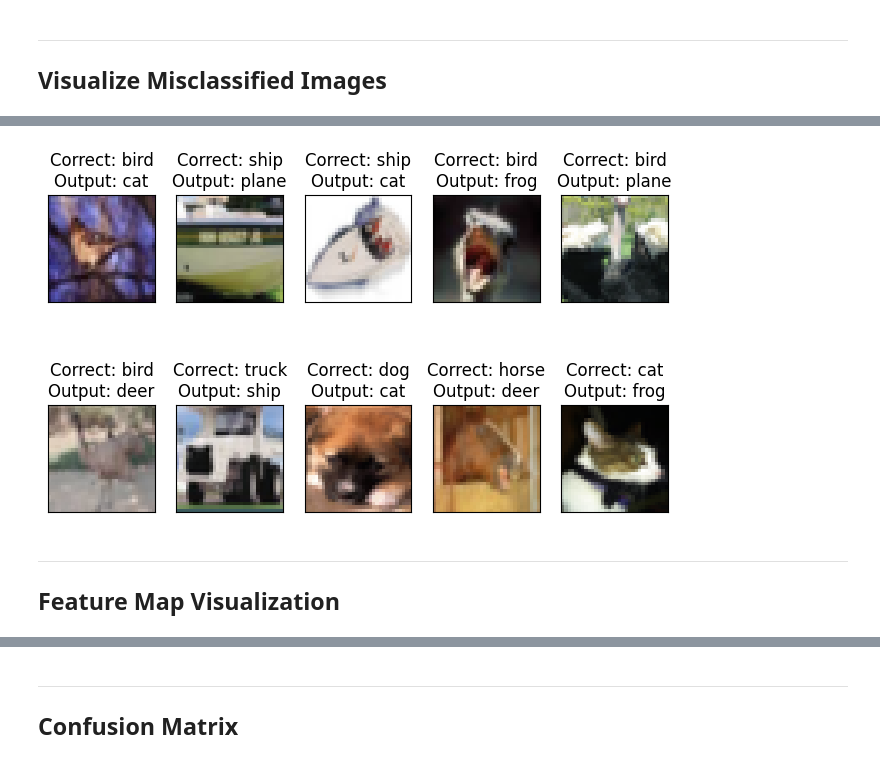
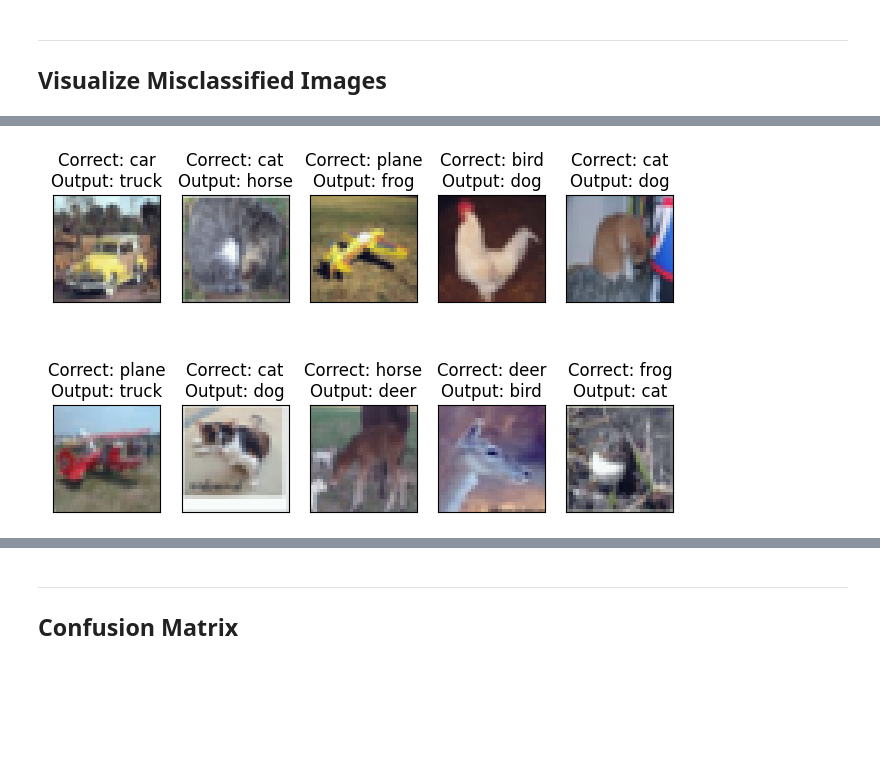
Before and after one commit to Shilpaj1994/ERA, a Jupyter notebook: Session11/S11.ipynb, the cells around one changed output, grey strips where cells are left out. Saved outputs shown, nothing was run; the diff lists cells and outputs as text; code cells hidden in the pictures; blank space fills up the shorter version.

```diff
--- a/Session11/S11.ipynb
+++ b/Session11/S11.ipynb
@@ -103,23 +120,5 @@ display_cifar_data_samples(train, DISPLAY_SAMPLES, classes)
 # %% [markdown]
 
 ## Transformations
-# %%
-# Train Phase transformations
-train_set_transforms = {
-    'randomcrop': A.RandomCrop(height=32, width=32, p=0.2),
-    'horizontalflip': A.HorizontalFlip(),
-    'cutout': A.CoarseDropout(max_holes=1, max_height=16, max_width=16, min_holes=1, min_height=1, min_width=1, fill_value=[0.49139968*255, 0.48215827*255 ,0.44653124*255], mask_fill_value=None),
-    'normalize': A.Normalize((0.49139968, 0.48215827 ,0.44653124), (0.24703233, 0.24348505, 0.26158768)),
-    'standardize': ToTensorV2(),
-}
-
-# Test Phase transformations
-test_set_transforms = {
-    'normalize': A.Normalize((0.49139968, 0.48215827, 0.44653124), (0.24703233, 0.24348505, 0.26158768)),
-    'standardize': ToTensorV2()
-}
-
-train_transforms = A.Compose(train_set_transforms.values())
-test_transforms = A.Compose(test_set_transforms.values())
 # %%
 from datasets import AlbumDataset
@@ -205,12 +210,12 @@ Estimated Total Size (MB): 31.53
 ## One Cycle Policy
 # %%
 # Put the model on selected device
-model = Session10Net().to(device)
+model = ResNet18().to(device)
 
 # Optimization algorithm to update the weights
 LEARNING_RATE = 0.03
 WEIGHT_DECAY = 1e-4
-optimizer = optim.Adam(model.parameters(), lr=LEARNING_RATE, weight_decay=WEIGHT_DECAY)
+optimizer = optim.SGD(model.parameters(), lr=LEARNING_RATE, momentum=0.9, weight_decay=WEIGHT_DECAY)
 
 # Loss Function
 criterion = nn.CrossEntropyLoss()
@@ -339,8 +343,8 @@ from visualize import display_cifar_misclassified_data
 
 # Denormalize the data using test mean and std deviation
 inv_normalize = transforms.Normalize(
-    mean=[-0.4942/0.2466, -0.4851/0.2428, -0.4504/0.2615],
-    std=[1/0.2466, 1/0.2428, 1/0.2615]
+    mean=[-0.50/0.23, -0.50/0.23, -0.50/0.23],
+    std=[1/0.23, 1/0.23, 1/0.23]
 )
 
 # Get the misclassified data from test dataset
@@ -357,5 +356 @@ WARNING:matplotlib.image:Clipping input data to the valid range for imshow with
-[figure, old version]
+[figure, new version]
-# %% [markdown]
----
-
-## Feature Map Visualization
```
Also changed, not shown: parts of 14 cells of this notebook, 1 other file.
